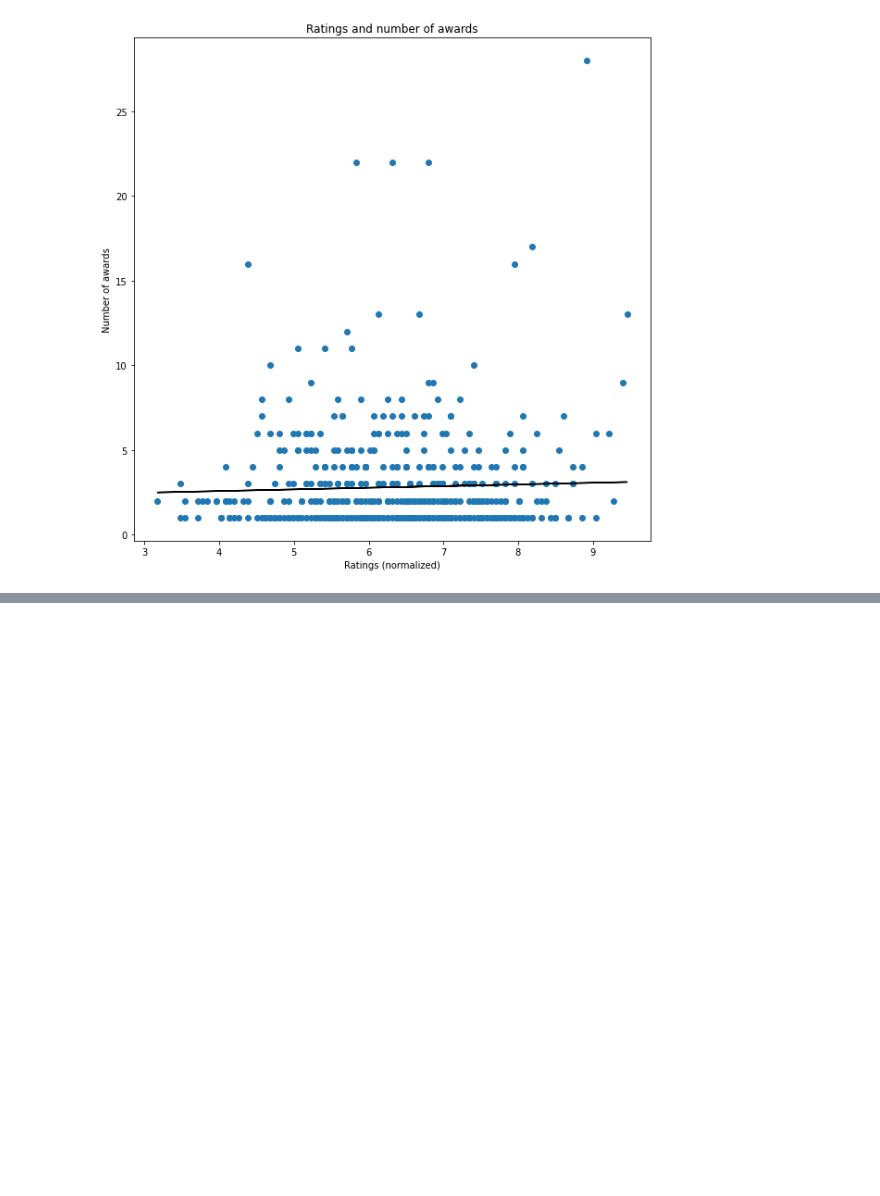
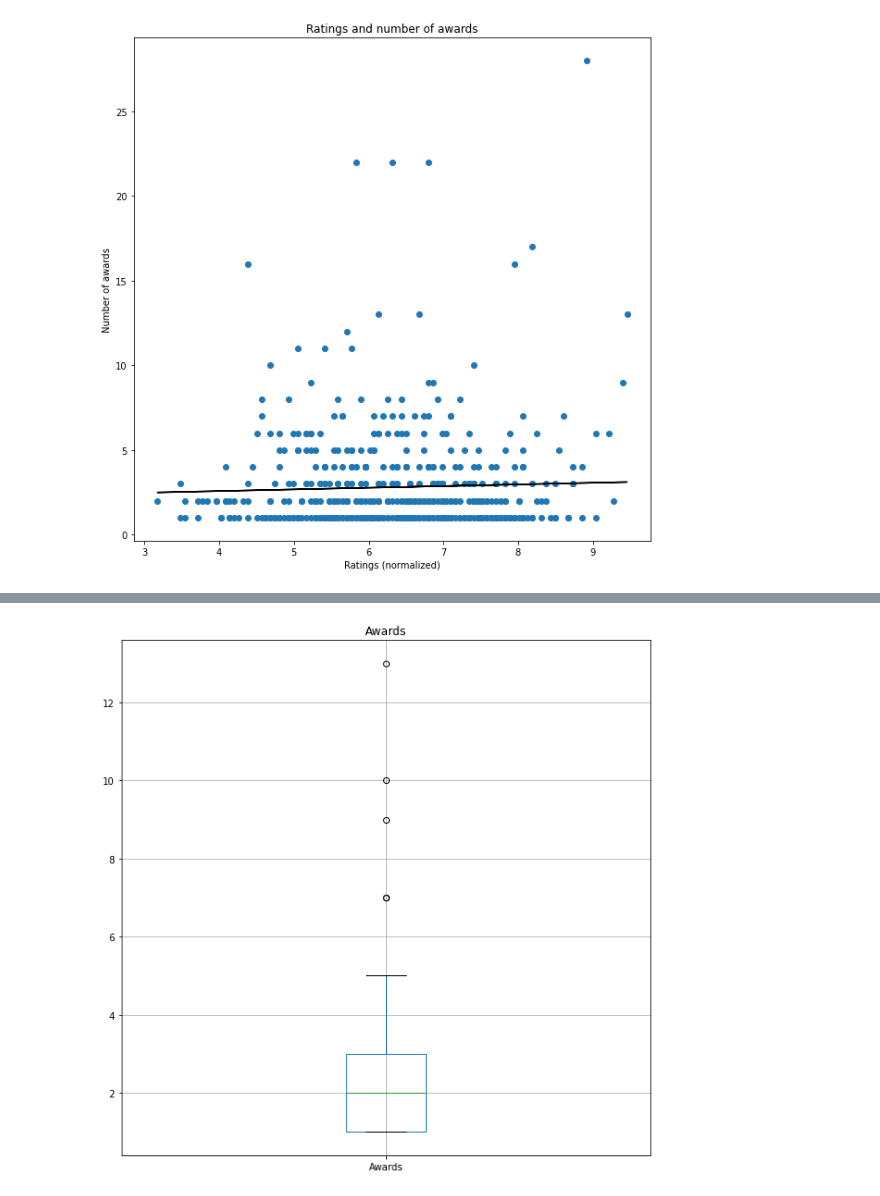
Before and after one commit to lorenzodemiri/Project_Snape, a Jupyter notebook: visualization_luca.ipynb, the cells around one changed output, grey strips where cells are left out. Cells and saved outputs as stored; diff of their text form; code cells hidden in the pictures; blank space fills up the shorter version.

```diff
--- a/visualization_luca.ipynb
+++ b/visualization_luca.ipynb
@@ -73,0 +102,8 @@ print(correlation_coefficient)
+# %%
+# plotting awards in a boxplot
+
+df_sampled.boxplot(column=['Awards'], figsize=(10,10))
+plt.title('Awards')
+# plt.savefig('./resources/awards_boxplot.jpg')
+# %% [output]
+[figure, added]
```
Also changed, not shown: parts of 7 cells of this notebook, 2 other files.
